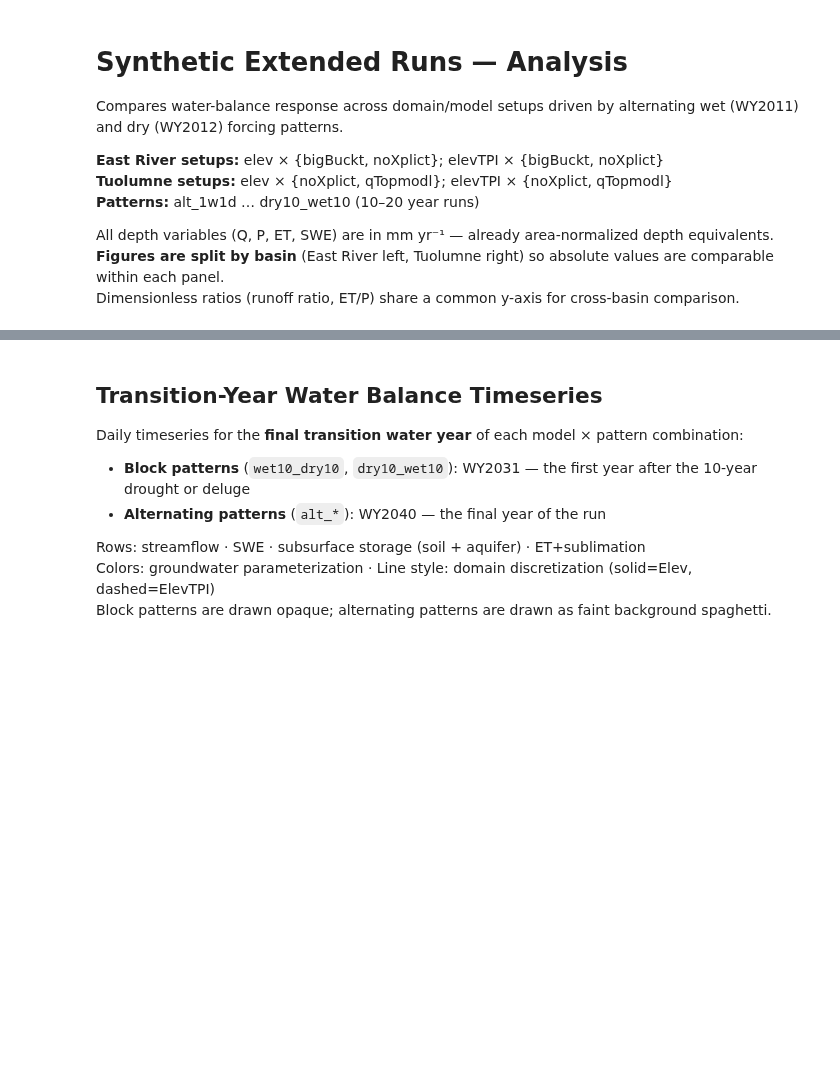
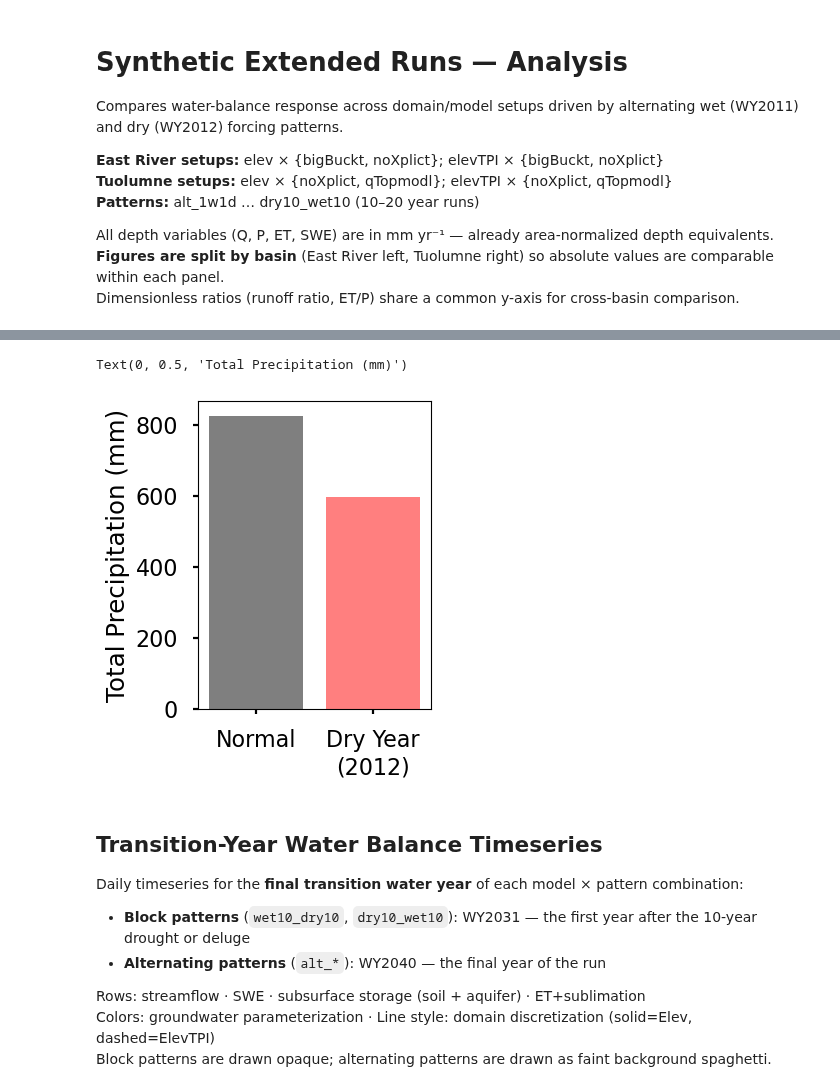
Before and after one commit to dlhogan97/CONFLUENCE-uwmtnhydro, a Jupyter notebook: ess-project/notebooks/synthetic_runs_analysis.ipynb, the cells around one changed output, grey strips where cells are left out. Drawn from its saved outputs; the diff is of its cells as text; code cells hidden in the pictures; blank space fills up the shorter version.

```diff
--- a/ess-project/notebooks/synthetic_runs_analysis.ipynb
+++ b/ess-project/notebooks/synthetic_runs_analysis.ipynb
@@ -75,0 +79,31 @@ Patterns: ['alt_1w1d', 'alt_2w2d', 'alt_3w3d', 'alt_4w4d', 'alt_5w5d_wf', 'alt_5
+# %%
+avg_monthly_wy_ppt = monthly_wy_ppt.groupby(monthly_wy_ppt.index.month).mean()
+monthly_wy_ppt_2011 = monthly_wy_ppt.loc["2010-10-01":"2011-09-30"].groupby(monthly_wy_ppt.loc["2010-10-01":"2011-09-30"].index.month).sum()
+monthly_wy_ppt_2012 = monthly_wy_ppt.loc["2011-10-01":"2012-09-30"].groupby(monthly_wy_ppt.loc["2011-10-01":"2012-09-30"].index.month).sum()
+
+# order from october to september
+months = ['Oct', 'Nov', 'Dec', 'Jan', 'Feb', 'Mar', 'Apr', 'May', 'Jun', 'Jul', 'Aug', 'Sep']
+avg_monthly_wy_ppt = avg_monthly_wy_ppt.reindex([10, 11, 12, 1, 2, 3, 4, 5, 6, 7, 8, 9])
+monthly_wy_ppt_2011 = monthly_wy_ppt_2011.reindex([10, 11, 12, 1, 2, 3, 4, 5, 6, 7, 8, 9])
+monthly_wy_ppt_2012 = monthly_wy_ppt_2012.reindex([10, 11, 12, 1, 2, 3, 4, 5, 6, 7, 8, 9])
+
+# bar plot with one being the wet year total precip and the other being the average WY total precip
+fig, ax = plt.subplots(figsize=(3, 4))
+ax.bar(0.5, avg_monthly_wy_ppt.sum(), label='Average WY', color='k', alpha=0.5)
+# ax.bar(1.5, monthly_wy_ppt_2011.sum(), label='WY 2011', color='blue', alpha=0.5)
+ax.bar(1.5, monthly_wy_ppt_2012.sum(), label='WY 2012', color='red', alpha=0.5)
+ax.set_xticks([0.5, 1.5])
+ax.set_xticklabels(['Normal', 'Dry Year\n(2012)'])
+ax.set_ylabel('Total Precipitation (mm)')
+
+# # plot monthly ppt
+# plt.style.use('seaborn-v0_8-poster')
+# fig, ax = plt.subplots(figsize=(10, 6))
+# ax.plot(months, avg_monthly_wy_ppt, label='Average WY', color='k', marker='o')
+# ax.bar(months, monthly_wy_ppt_2011, label='WY 2011', color='blue', alpha=0.5)
+# # ax.plot(months, monthly_wy_ppt_2012, label='WY 2012', color='green', marker='o')
+# ax.set_xlabel('Month')
+# ax.set_ylabel('Average Monthly Precipitation (mm)')
+# %% [output]
+Text(0, 0.5, 'Total Precipitation (mm)')
+[figure, added]
```
Also changed, not shown: parts of 7 cells of this notebook, 8 other files.
